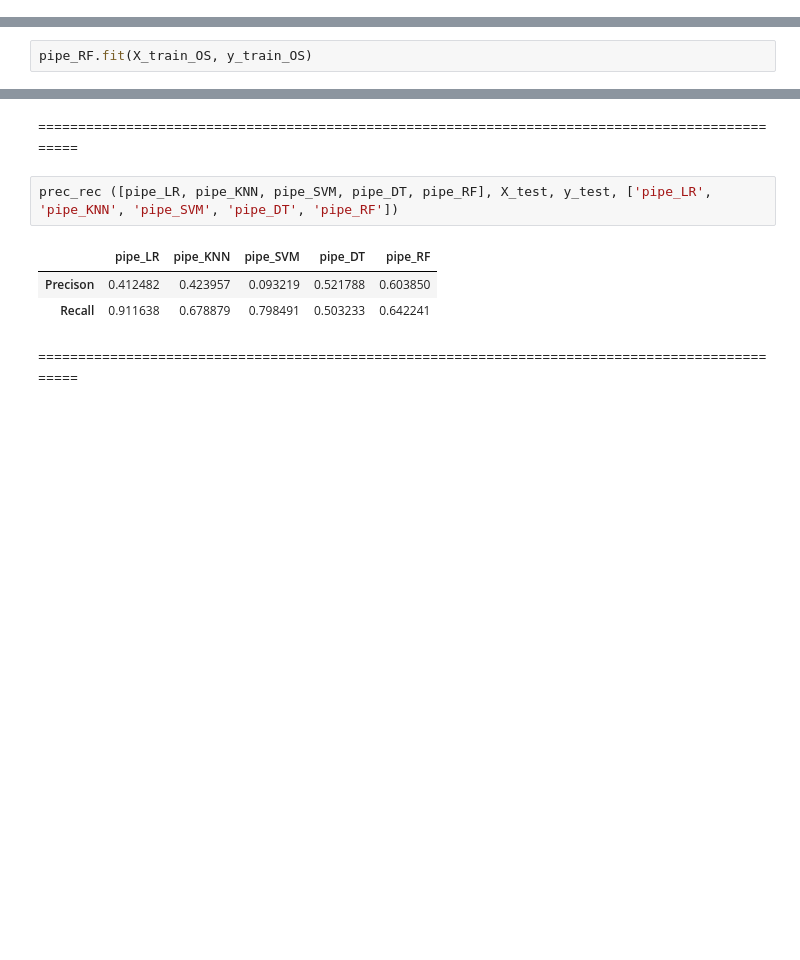
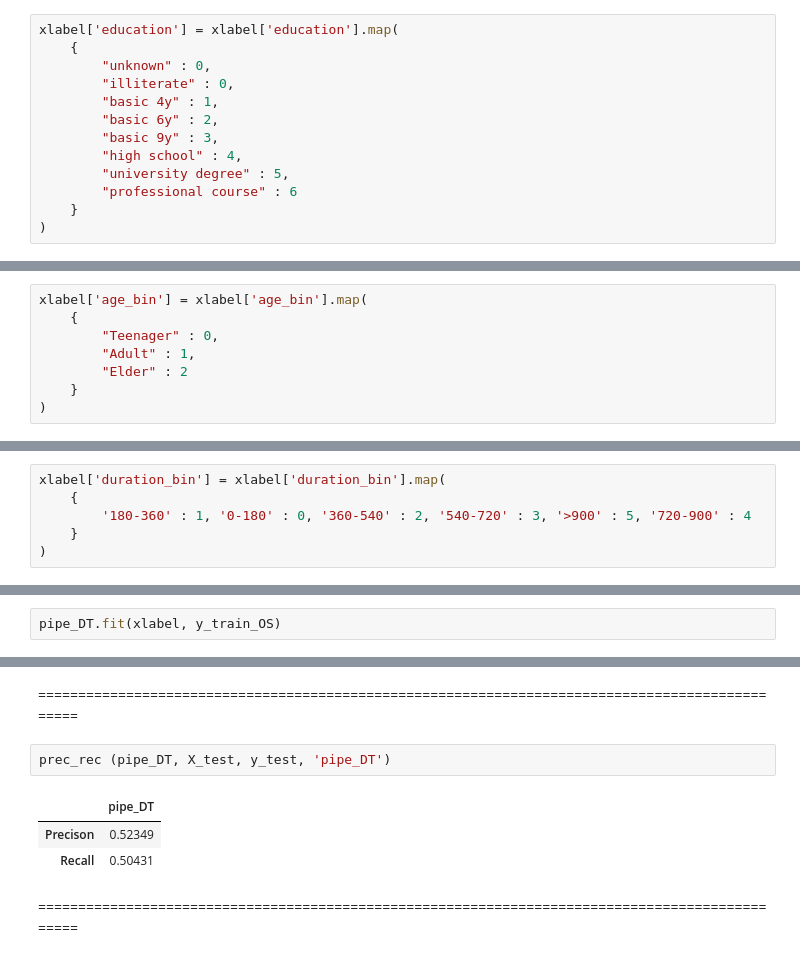
Before and after one commit to abdullahayas123/Tes-Model-Marketing-Scipy, a Jupyter notebook: Model_tes_DT.ipynb, the cells around one changed output, grey strips where cells are left out. Saved outputs shown, nothing was run; the diff lists cells and outputs as text; blank space fills up the shorter version.

```diff
--- a/Model_tes_DT.ipynb
+++ b/Model_tes_DT.ipynb
@@ -877,0 +736,13 @@ __DT__
+# %%
+xlabel['education'] = xlabel['education'].map(
+    {
+        "unknown" : 0,
+        "illiterate" : 0,
+        "basic 4y" : 1,
+        "basic 6y" : 2,
+        "basic 9y" : 3,
+        "high school" : 4,
+        "university degree" : 5,
+        "professional course" : 6
+    }
+)
@@ -877,0 +767,8 @@ __DT__
+# %%
+xlabel['age_bin'] = xlabel['age_bin'].map(
+    {
+        "Teenager" : 0,
+        "Adult" : 1,
+        "Elder" : 2
+    }
+)
@@ -877,0 +788,6 @@ __DT__
+# %%
+xlabel['duration_bin'] = xlabel['duration_bin'].map(
+    {
+        '180-360' : 1, '0-180' : 0, '360-540' : 2, '540-720' : 3, '>900' : 5, '720-900' : 4
+    }
+)
@@ -925,2 +845,2 @@ __RF__
 # %%
-pipe_RF.fit(X_train_OS, y_train_OS)
+pipe_DT.fit(xlabel, y_train_OS)
@@ -972,11 +872,11 @@ Confusion matrix data test RF Over Sampling
 # %% [markdown]
 ================================================================================================
 # %%
-prec_rec ([pipe_LR, pipe_KNN, pipe_SVM, pipe_DT, pipe_RF], X_test, y_test, ['pipe_LR', 'pipe_KNN', 'pipe_SVM', 'pipe_DT', 'pipe_RF'])
+prec_rec (pipe_DT, X_test, y_test, 'pipe_DT')
 # %% [output]
-|  | pipe_LR | pipe_KNN | pipe_SVM | pipe_DT | pipe_RF |
-| Precison | 0.412482 | 0.423957 | 0.093219 | 0.521788 | 0.603850 |
-| Recall | 0.911638 | 0.678879 | 0.798491 | 0.503233 | 0.642241 |
+|  | pipe_DT |
+| Precison | 0.52349 |
+| Recall | 0.50431 |
 # %% [markdown]
 ================================================================================================
 # %% [markdown]
```
Also changed, not shown: parts of 117 cells of this notebook.
